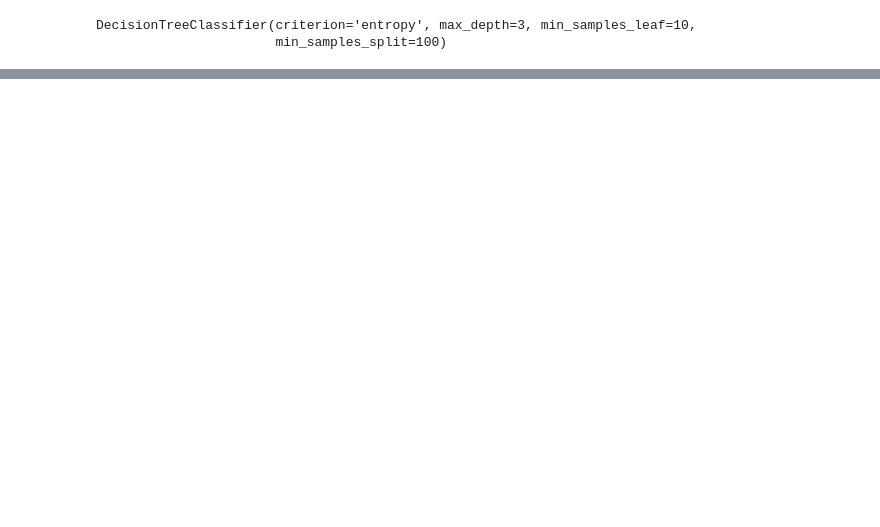
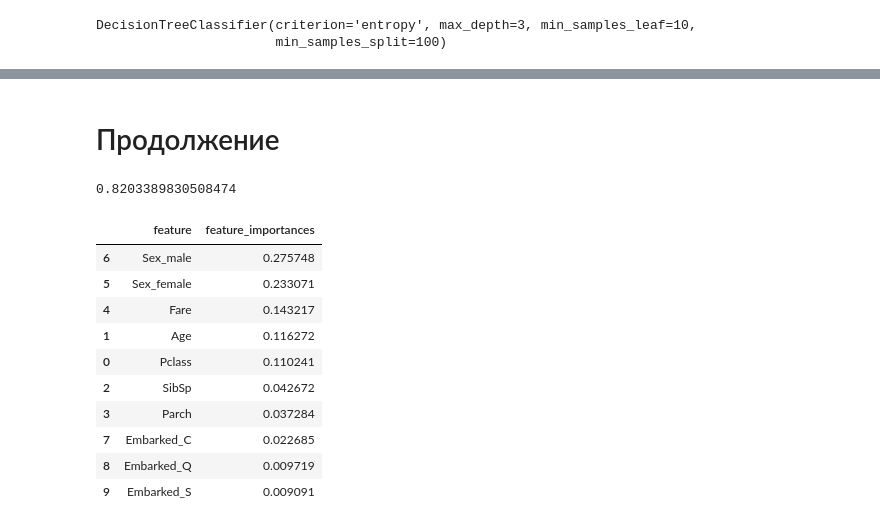
Before and after one commit to MakVit1988/Data_Science_and_ML_, a Jupyter notebook: 3_Random forest, neural nets, final.ipynb, the cells around one changed output, grey strips where cells are left out. Drawn from its saved outputs; the diff is of its cells as text; code cells hidden in the pictures; blank space fills up the shorter version.

```diff
--- a/3_Random forest, neural nets, final.ipynb
+++ b/3_Random forest, neural nets, final.ipynb
@@ -63,0 +86,2 @@ display(SVG(graph.pipe(format='svg')))
+# %%
+grid_search_cv_clf.fit(X_train, y_train)
@@ -63,0 +123,27 @@ display(SVG(graph.pipe(format='svg')))
+# %% [markdown]
+# Продолжение
+# %%
+best_clf = grid_search_cv_clf.best_estimator_
+# %%
+best_clf.score(X_test, y_test)
+# %% [output]
+0.8203389830508474
+# %%
+feature_importances = best_clf.feature_importances_
+# %%
+feature_importances_df = pd.DataFrame({'feature' : list(X_train),
+                                       'feature_importances' : feature_importances})
+# %%
+feature_importances_df.sort_values('feature_importances', ascending=False)
+# %% [output]
+|  | feature | feature_importances |
+| 6 | Sex_male | 0.275748 |
+| 5 | Sex_female | 0.233071 |
+| 4 | Fare | 0.143217 |
+| 1 | Age | 0.116272 |
+| 0 | Pclass | 0.110241 |
+| 2 | SibSp | 0.042672 |
+| 3 | Parch | 0.037284 |
+| 7 | Embarked_C | 0.022685 |
+| 8 | Embarked_Q | 0.009719 |
+| 9 | Embarked_S | 0.009091 |
```
Also changed, not shown: parts of 27 cells of this notebook, 1 other file.
